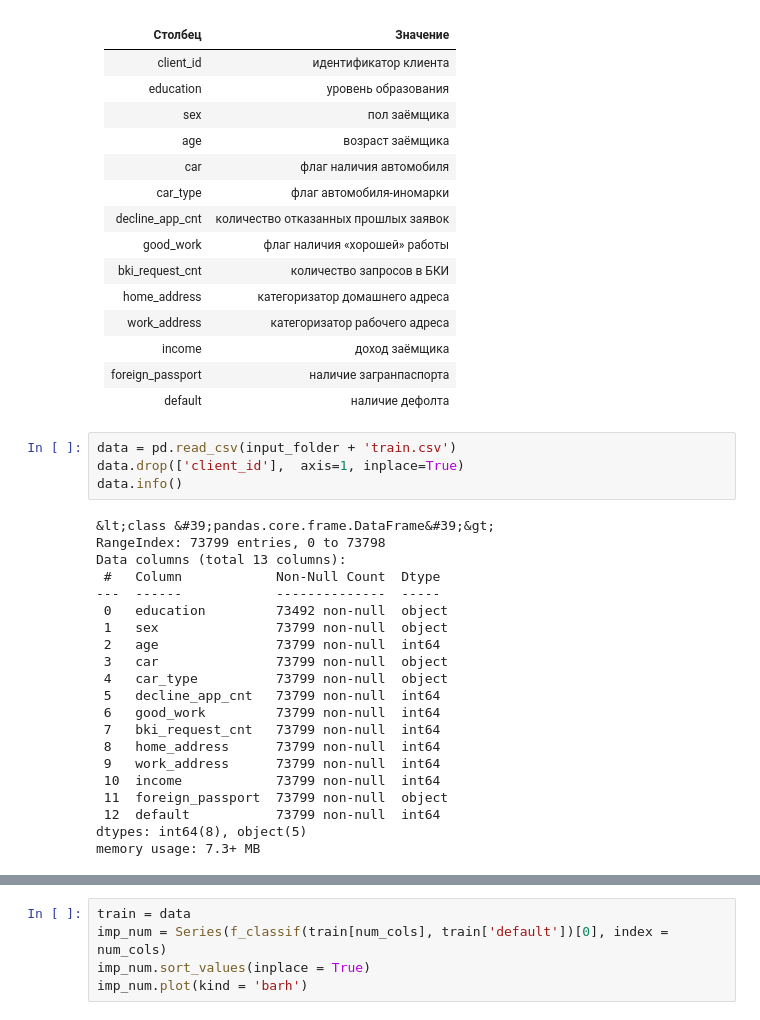
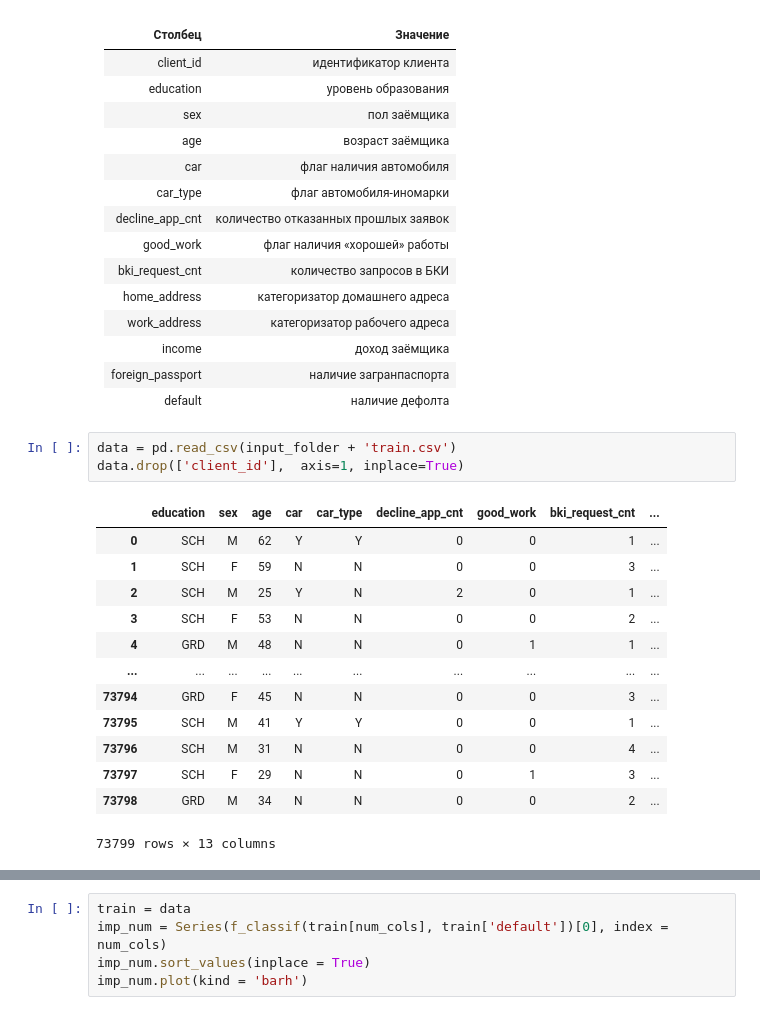
Before and after one commit to aberkoveo/skillfactory, a Jupyter notebook: Projects/Project_4/scorring_project_4.ipynb, the cells around one changed output, grey strips where cells are left out. Cells and saved outputs as stored; diff of their text form.

```diff
--- a/Projects/Project_4/scorring_project_4.ipynb
+++ b/Projects/Project_4/scorring_project_4.ipynb
@@ -48,25 +49,17 @@ listdir(input_folder)
 # %%
 data = pd.read_csv(input_folder + 'train.csv')
 data.drop(['client_id'],  axis=1, inplace=True)
-data.info()
 # %% [output]
+|  | education | sex | age | car | car_type | decline_app_cnt | good_work | bki_request_cnt | ... |
+| 0 | SCH | M | 62 | Y | Y | 0 | 0 | 1 | ... |
+| 1 | SCH | F | 59 | N | N | 0 | 0 | 3 | ... |
+| 2 | SCH | M | 25 | Y | N | 2 | 0 | 1 | ... |
+| 3 | SCH | F | 53 | N | N | 0 | 0 | 2 | ... |
+| 4 | GRD | M | 48 | N | N | 0 | 1 | 1 | ... |
+| ... | ... | ... | ... | ... | ... | ... | ... | ... | ... |
+| 73794 | GRD | F | 45 | N | N | 0 | 0 | 3 | ... |
+| 73795 | SCH | M | 41 | Y | Y | 0 | 0 | 1 | ... |
+| 73796 | SCH | M | 31 | N | N | 0 | 0 | 4 | ... |
+| 73797 | SCH | F | 29 | N | N | 0 | 1 | 3 | ... |
+| 73798 | GRD | M | 34 | N | N | 0 | 0 | 2 | ... |
-&lt;class &#39;pandas.core.frame.DataFrame&#39;&gt;
-RangeIndex: 73799 entries, 0 to 73798
-Data columns (total 13 columns):
- #   Column            Non-Null Count  Dtype
----  ------            --------------  -----
- 0   education         73492 non-null  object
- 1   sex               73799 non-null  object
- 2   age               73799 non-null  int64
- 3   car               73799 non-null  object
- 4   car_type          73799 non-null  object
- 5   decline_app_cnt   73799 non-null  int64
- 6   good_work         73799 non-null  int64
- 7   bki_request_cnt   73799 non-null  int64
- 8   home_address      73799 non-null  int64
- 9   work_address      73799 non-null  int64
- 10  income            73799 non-null  int64
- 11  foreign_passport  73799 non-null  object
- 12  default           73799 non-null  int64
-dtypes: int64(8), object(5)
-memory usage: 7.3+ MB
+73799 rows × 13 columns
```
Also changed, not shown: parts of 22 cells of this notebook, 3 other files.
